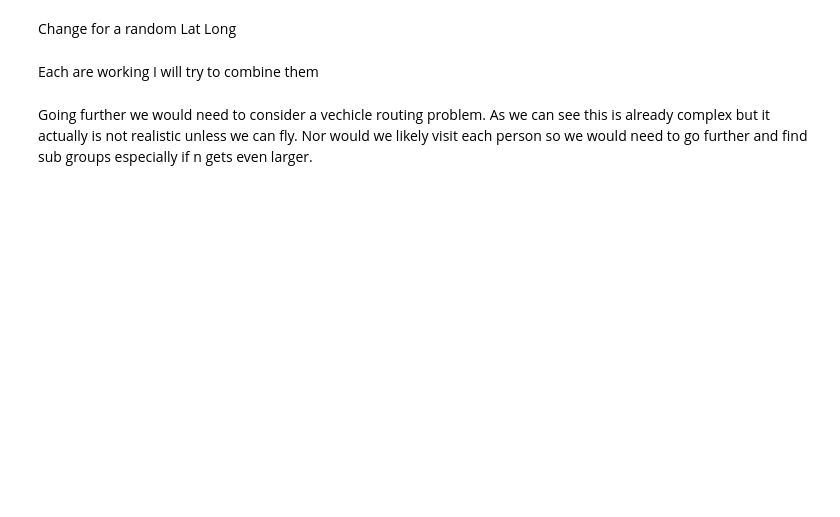
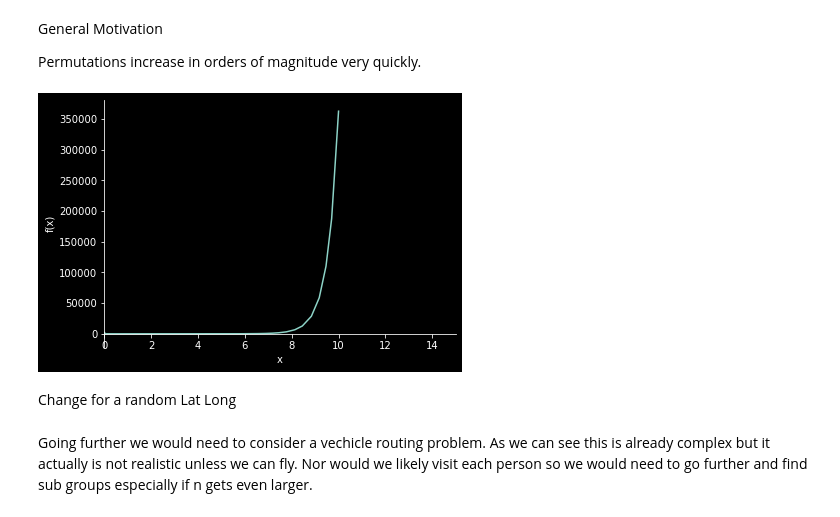
Before and after one commit to mackenr/travelingsalesman_project, a Jupyter notebook: basecase.ipynb, the cells around one changed output. Drawn from its saved outputs; the diff is of its cells as text; code cells hidden in the pictures; blank space fills up the shorter version.

```diff
--- a/basecase.ipynb
+++ b/basecase.ipynb
@@ -37,2 +5,10 @@ ModuleNotFoundError: No module named 'mpl_toolkits.basemap'
+# %% [markdown]
+General Motivation
+
+Permutations increase in orders of magnitude very quickly.
+# %%
+showfactorials()
+# %% [output]
+[figure, added]
 # %% [markdown]
 Change for a random Lat Long
@@ -238,2 +14,0 @@ def nearoptimalcircuit(bestroute):
-# %% [markdown]
-Each are working I will try to combine them
```
Also changed, not shown: parts of 23 cells of this notebook, 52 other files.
